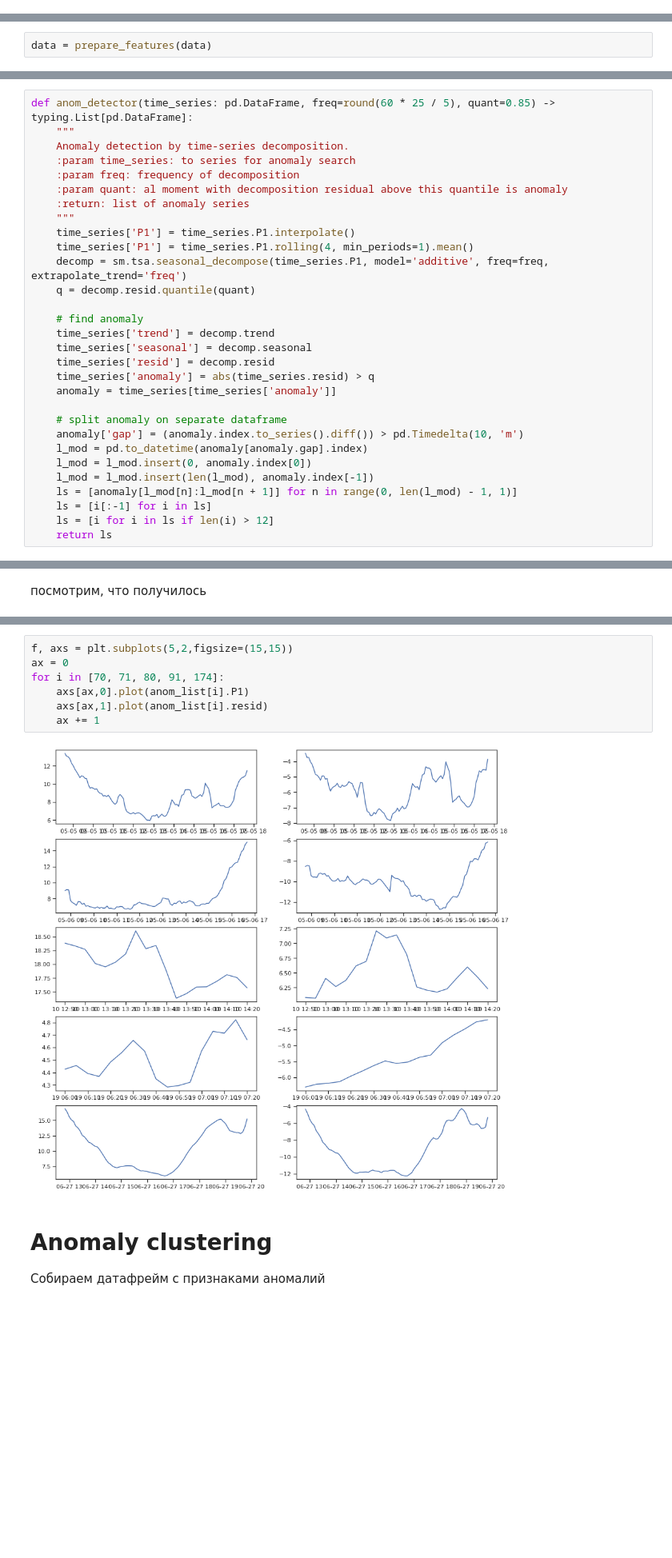
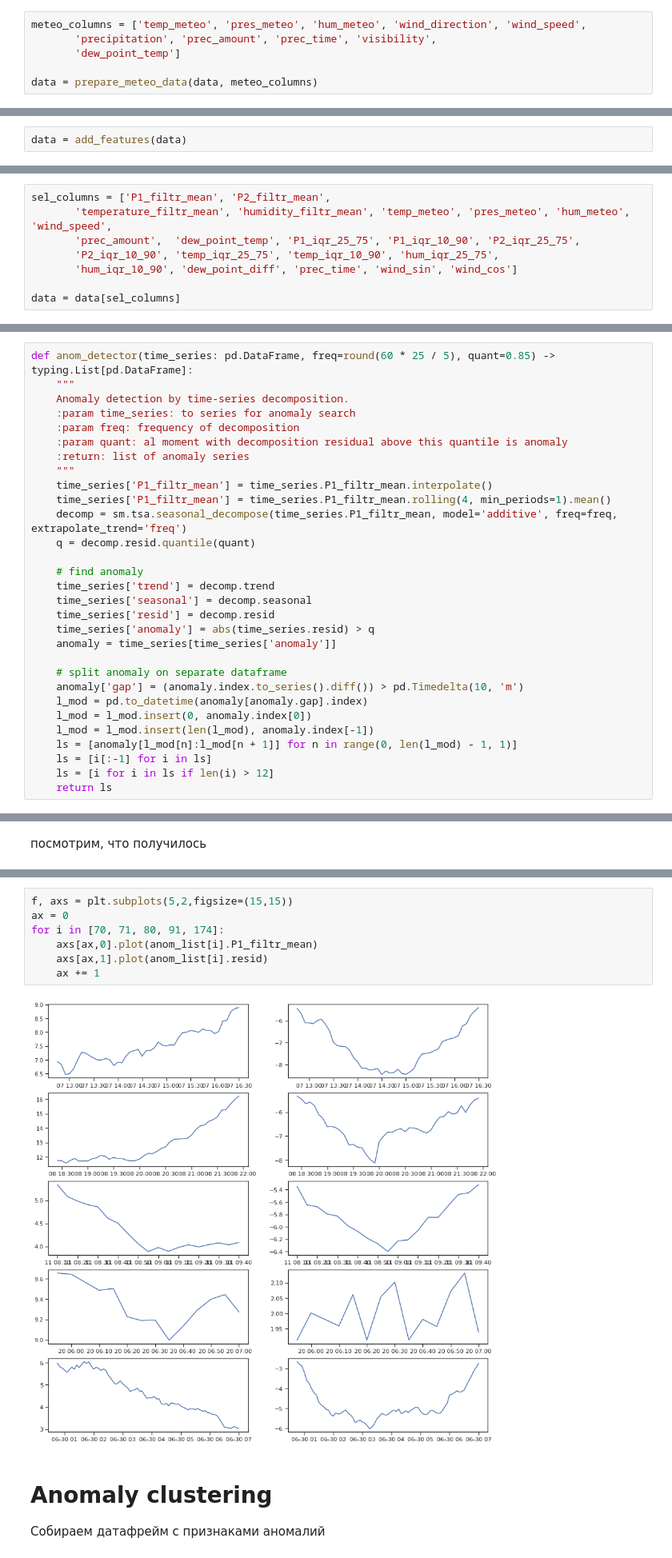
Before and after one commit to aerubanov/Proj_Air_Quality, a Jupyter notebook: notebooks/Anomaly detection.ipynb, the cells around one changed output, grey strips where cells are left out. Shown at 80% size. Cells and saved outputs as stored; diff of their text form; blank space fills up the shorter version.

```diff
--- a/notebooks/Anomaly detection.ipynb
+++ b/notebooks/Anomaly detection.ipynb
@@ -41,0 +48,6 @@ data['2019-04-01']
+# %%
+meteo_columns = ['temp_meteo', 'pres_meteo', 'hum_meteo', 'wind_direction', 'wind_speed',
+       'precipitation', 'prec_amount', 'prec_time', 'visibility',
+       'dew_point_temp']
+
+data = prepare_meteo_data(data, meteo_columns)
@@ -87,2 +131,2 @@ def prepare_features(data: pd.DataFrame) -> pd.DataFrame:
 # %%
-data = prepare_features(data)
+data = add_features(data)
@@ -89,3 +150,11 @@ data = prepare_features(data)
+# %%
+sel_columns = ['P1_filtr_mean', 'P2_filtr_mean',
+       'temperature_filtr_mean', 'humidity_filtr_mean', 'temp_meteo', 'pres_meteo', 'hum_meteo', 'wind_speed',
+       'prec_amount',  'dew_point_temp', 'P1_iqr_25_75', 'P1_iqr_10_90', 'P2_iqr_25_75',
+       'P2_iqr_10_90', 'temp_iqr_25_75', 'temp_iqr_10_90', 'hum_iqr_25_75',
+       'hum_iqr_10_90', 'dew_point_diff', 'prec_time', 'wind_sin', 'wind_cos']
+
+data = data[sel_columns]
 # %% [markdown]
 # Anomaly detection
 Разбиваем датефрейм на части по 7 дней, для каждой части делаем декомпозицию и смотрим на residual. Там, где выходит за 85-ый квантиль, считаем что есть аномалия.
@@ -98,9 +167,9 @@ def anom_detector(time_series: pd.DataFrame, freq=round(60 * 25 / 5), quant=0.85
     :param quant: al moment with decomposition residual above this quantile is anomaly
     :return: list of anomaly series
     """
-    time_series['P1'] = time_series.P1.interpolate()
-    time_series['P1'] = time_series.P1.rolling(4, min_periods=1).mean()
-    decomp = sm.tsa.seasonal_decompose(time_series.P1, model='additive', freq=freq, extrapolate_trend='freq')
+    time_series['P1_filtr_mean'] = time_series.P1_filtr_mean.interpolate()
+    time_series['P1_filtr_mean'] = time_series.P1_filtr_mean.rolling(4, min_periods=1).mean()
+    decomp = sm.tsa.seasonal_decompose(time_series.P1_filtr_mean, model='additive', freq=freq, extrapolate_trend='freq')
     q = decomp.resid.quantile(quant)
 
     # find anomaly
@@ -147,12 +220,12 @@ anom_list[69].P1.plot()
 # %%
 f, axs = plt.subplots(5,2,figsize=(15,15))
 ax = 0
 for i in [70, 71, 80, 91, 174]:
-    axs[ax,0].plot(anom_list[i].P1)
+    axs[ax,0].plot(anom_list[i].P1_filtr_mean)
     axs[ax,1].plot(anom_list[i].resid)
     ax += 1
 # %% [output]
-[figure, old version]
+[figure, new version]
 # %% [markdown]
 # Anomaly clustering
 Собираем датафрейм с признаками аномалий
```
Also changed, not shown: parts of 27 cells of this notebook.
